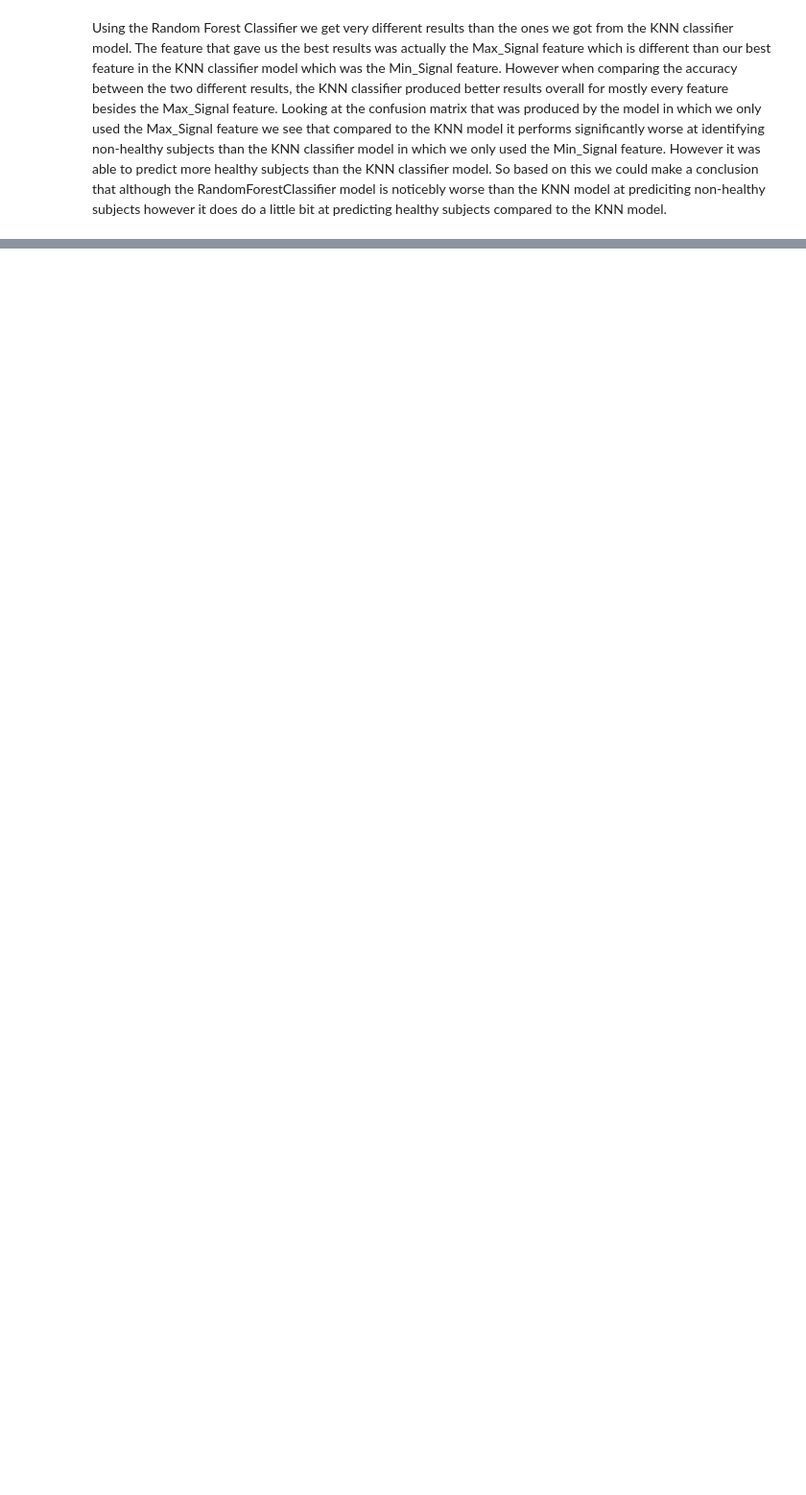
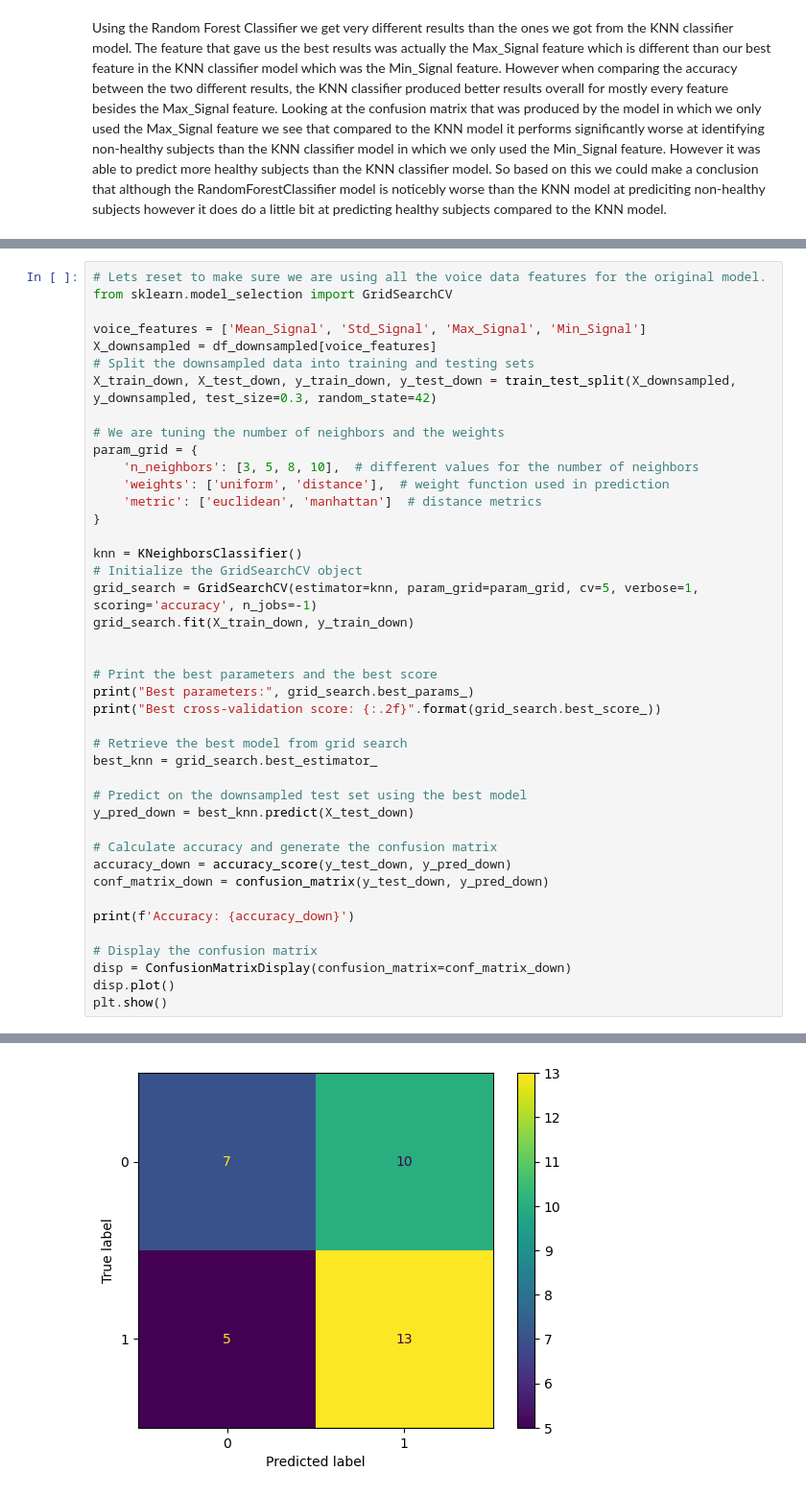
Before and after one commit to justinb91011/Voice_Data_Detects_Disease, a Jupyter notebook: voice-data.ipynb, the cells around one changed output, grey strips where cells are left out. Shown at 96% size. Cells and saved outputs as stored; diff of their text form; blank space fills up the shorter version.

```diff
--- a/voice-data.ipynb
+++ b/voice-data.ipynb
@@ -528,0 +525,43 @@ Now lets try to find the best the hyperparameters for 3 different cases: The ori
+# %%
+# Lets reset to make sure we are using all the voice data features for the original model.
+from sklearn.model_selection import GridSearchCV
+
+voice_features = ['Mean_Signal', 'Std_Signal', 'Max_Signal', 'Min_Signal']
+X_downsampled = df_downsampled[voice_features]
+# Split the downsampled data into training and testing sets
+X_train_down, X_test_down, y_train_down, y_test_down = train_test_split(X_downsampled, y_downsampled, test_size=0.3, random_state=42)
+
+# We are tuning the number of neighbors and the weights
+param_grid = {
+    'n_neighbors': [3, 5, 8, 10],  # different values for the number of neighbors
+    'weights': ['uniform', 'distance'],  # weight function used in prediction
+    'metric': ['euclidean', 'manhattan']  # distance metrics
+}
+
+knn = KNeighborsClassifier()
+# Initialize the GridSearchCV object
+grid_search = GridSearchCV(estimator=knn, param_grid=param_grid, cv=5, verbose=1, scoring='accuracy', n_jobs=-1)
+grid_search.fit(X_train_down, y_train_down)
+
+
+# Print the best parameters and the best score
+print("Best parameters:", grid_search.best_params_)
+print("Best cross-validation score: {:.2f}".format(grid_search.best_score_))
+
+# Retrieve the best model from grid search
+best_knn = grid_search.best_estimator_
+
+# Predict on the downsampled test set using the best model
+y_pred_down = best_knn.predict(X_test_down)
+
+# Calculate accuracy and generate the confusion matrix
+accuracy_down = accuracy_score(y_test_down, y_pred_down)
+conf_matrix_down = confusion_matrix(y_test_down, y_pred_down)
+
+print(f'Accuracy: {accuracy_down}')
+
+# Display the confusion matrix
+disp = ConfusionMatrixDisplay(confusion_matrix=conf_matrix_down)
+disp.plot()
+plt.show()
+# %% [output]
@@ -528,0 +572 @@ Now lets try to find the best the hyperparameters for 3 different cases: The ori
+[figure, added]
```
Also changed, not shown: parts of 6 cells of this notebook.
